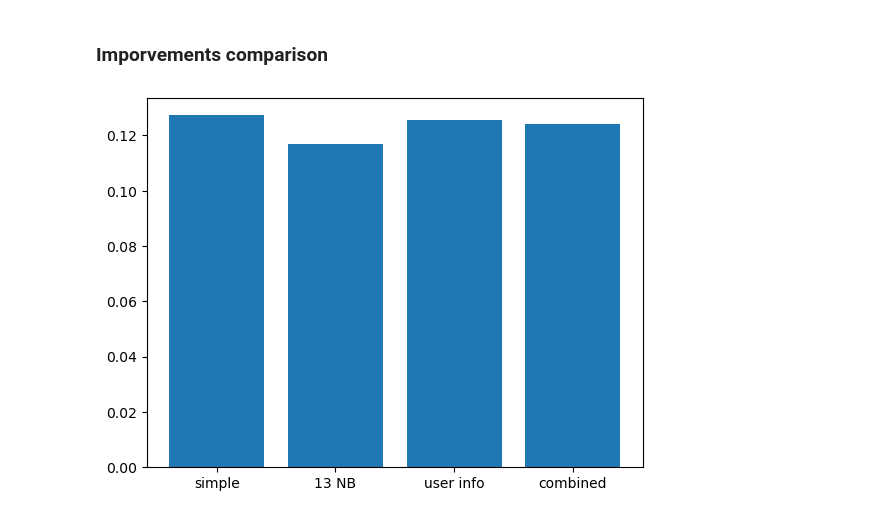
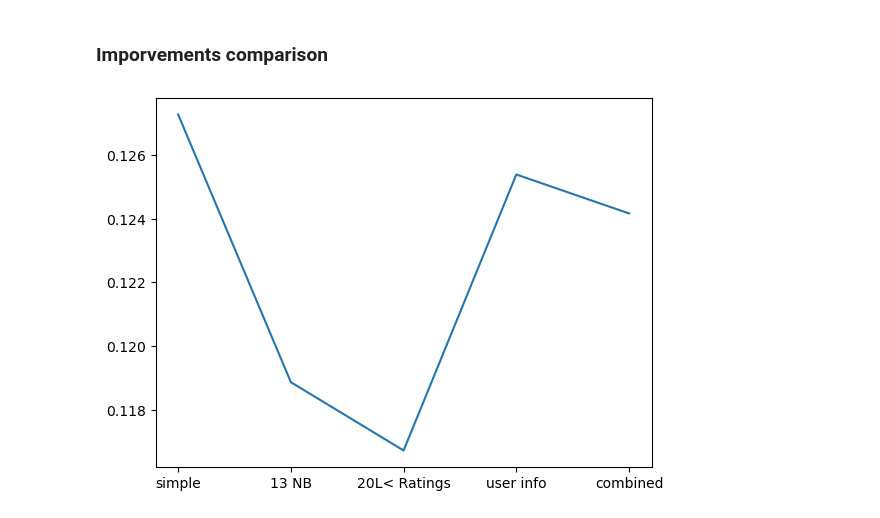
Before and after one commit to NikosKontou/6001-Project, a Jupyter notebook: project.ipynb, the cells around one changed output. Saved outputs shown, nothing was run; the diff lists cells and outputs as text; code cells hidden in the pictures.

```diff
--- a/project.ipynb
+++ b/project.ipynb
@@ -396,12 +396,10 @@ minAge = uUser.age.min()
 maxAgeDiff =maxAge - minAge
 # %%
 def cosineSimilarity(u1, u2):
-    if (np.linalg.norm(u1) * np.linalg.norm(u2)) == 0 :
-        #Dbg.write('\n !!!! Divide by zero !!!!!')
+    try:
+        return np.dot(u1, u2) / (np.linalg.norm(u1) * np.linalg.norm(u2))
+    except Exception:
         return 9999999
-    else:
-        return np.dot(u1, u2) / (np.linalg.norm(u1) * np.linalg.norm(u2))
-
 
 # Similarity matrix
 def createSimilarityMatrix(df, userInformation = False, userRatingThreshold = 1):
@@ -592,8 +589,8 @@ Room mean square error is:  0.12416746049084812
 # %% [markdown]
 ### Imporvements comparison
 # %%
-comparisonData = [rmseRecs2, rmseRecs3, rmseRecs4, rmseRecs5]
-plt.bar(['simple', '13 NB', 'user info', 'combined'], comparisonData)
+comparisonData = [rmseRecs2, resultsDf.iloc[6].rmse, rmseRecs3, rmseRecs4, rmseRecs5]
+plt.plot(['simple', '13 NB', '20L< Ratings', 'user info', 'combined'], comparisonData)
 plt.show()
 # %% [output]
-[figure, old version]
+[figure, new version]
```
Also changed, not shown: parts of 2 cells of this notebook.
